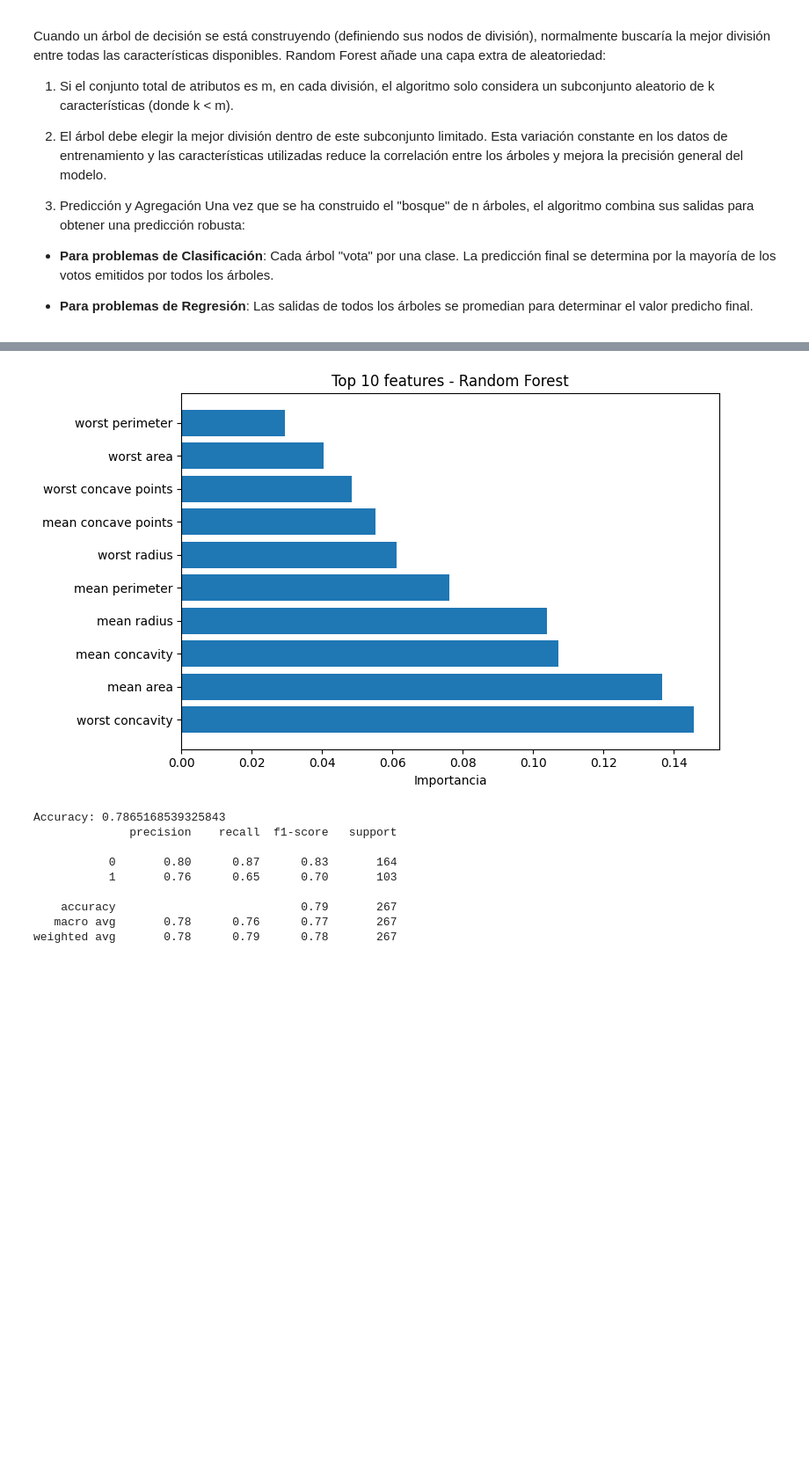
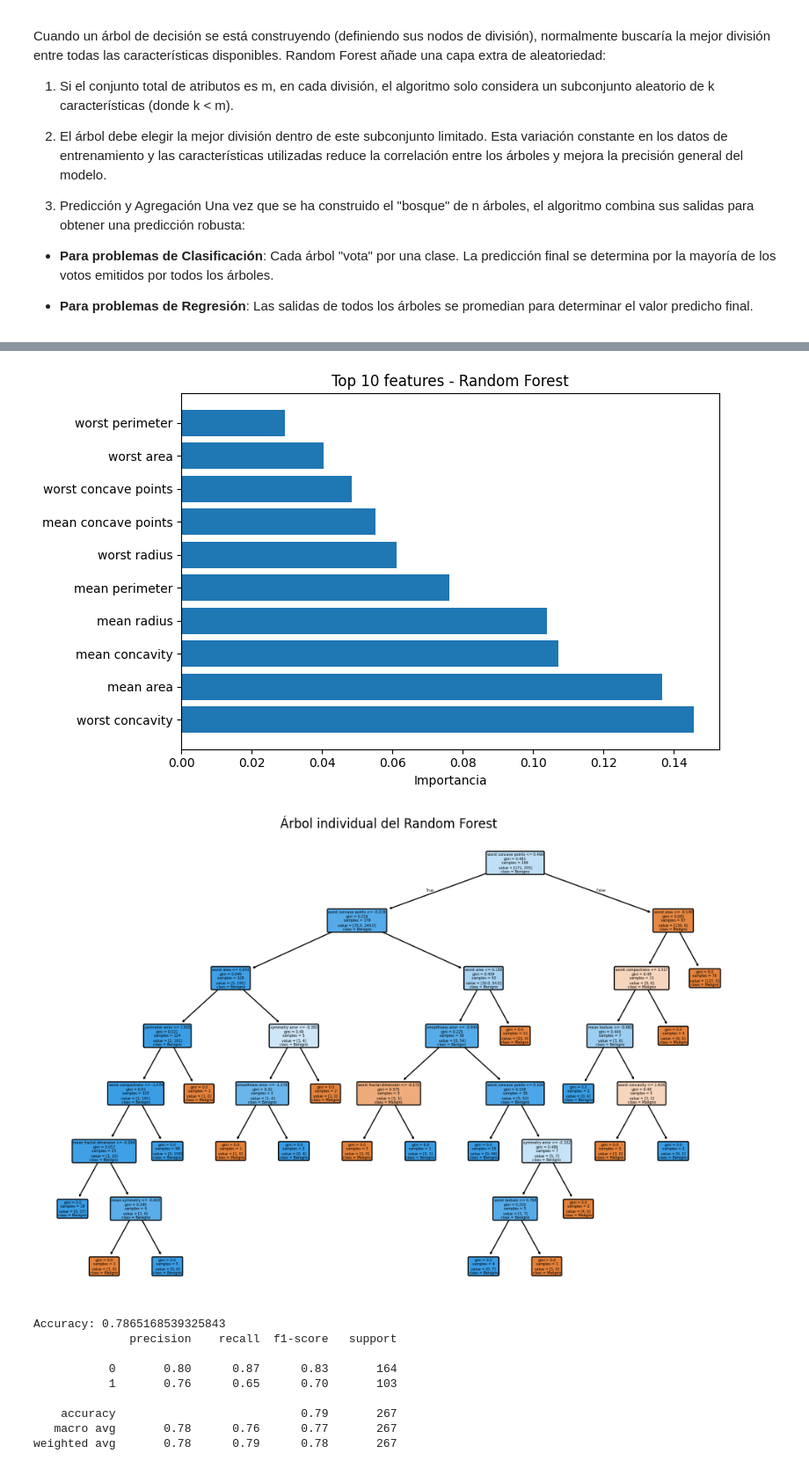
Before and after one commit to paranedagarcia/Cienciadedatos, a Jupyter notebook: 6.Aprendizaje supervisado/Arboles.ipynb, the cells around one changed output, grey strips where cells are left out. Shown at 88% size. Drawn from its saved outputs; the diff is of its cells as text; code cells hidden in the pictures; blank space fills up the shorter version.

```diff
--- a/6.Aprendizaje supervisado/Arboles.ipynb
+++ b/6.Aprendizaje supervisado/Arboles.ipynb
@@ -383,33 +383,40 @@ idxs_rf = np.argsort(importances_rf)[::-1][:10]
 top_feats_rf = feature_names[idxs_rf]
 top_vals_rf = importances_rf[idxs_rf]
 
 plt.figure(figsize=(8,5))
 plt.barh(np.arange(len(top_feats_rf))[::-1], top_vals_rf[::-1], align='center')
 plt.yticks(np.arange(len(top_feats_rf)), top_feats_rf[::-1])
 plt.xlabel('Importancia')
 plt.title('Top 10 features - Random Forest')
 plt.tight_layout()
 plt.show()
+
+# visualización de un árbol individual del bosque
+plt.figure(figsize=(12,8))
+plot_tree(rf_clf.estimators_[0], feature_names=feature_names, class_names=['Maligno', 'Benigno'], filled=True, rounded=True)
+plt.title('Árbol individual del Random Forest')
+plt.show()
 # %% [output]
 Accuracy (RF): 0.9580
 ROC AUC (RF): 0.9950
 
 Classification Report (RF):
               precision    recall  f1-score   support
 
            0       0.96      0.92      0.94        53
            1       0.96      0.98      0.97        90
 
     accuracy                           0.96       143
    macro avg       0.96      0.95      0.95       143
 weighted avg       0.96      0.96      0.96       143
 
 Confusion Matrix (RF):
 [[49  4]
  [ 2 88]]
 OOB Score: 0.9624
 [figure]
 [figure]
+[figure, added]
 # %%
 # Random Forest - clasificación sobre el dataset titanic
 from sklearn.ensemble import RandomForestClassifier
```
